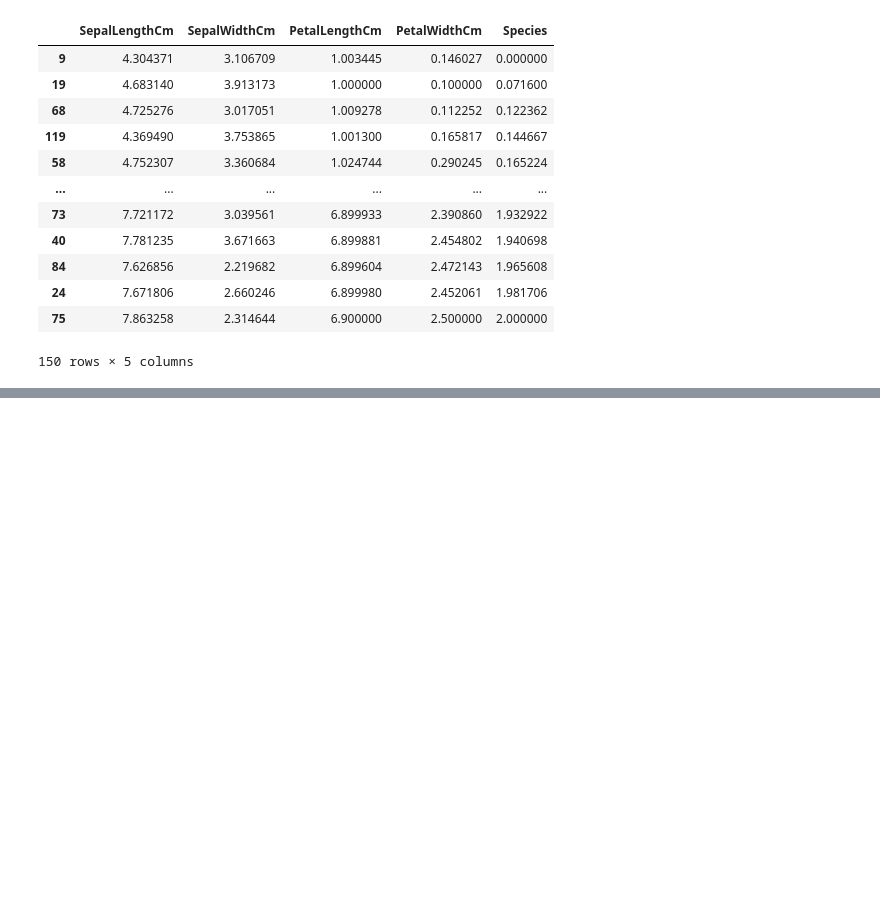
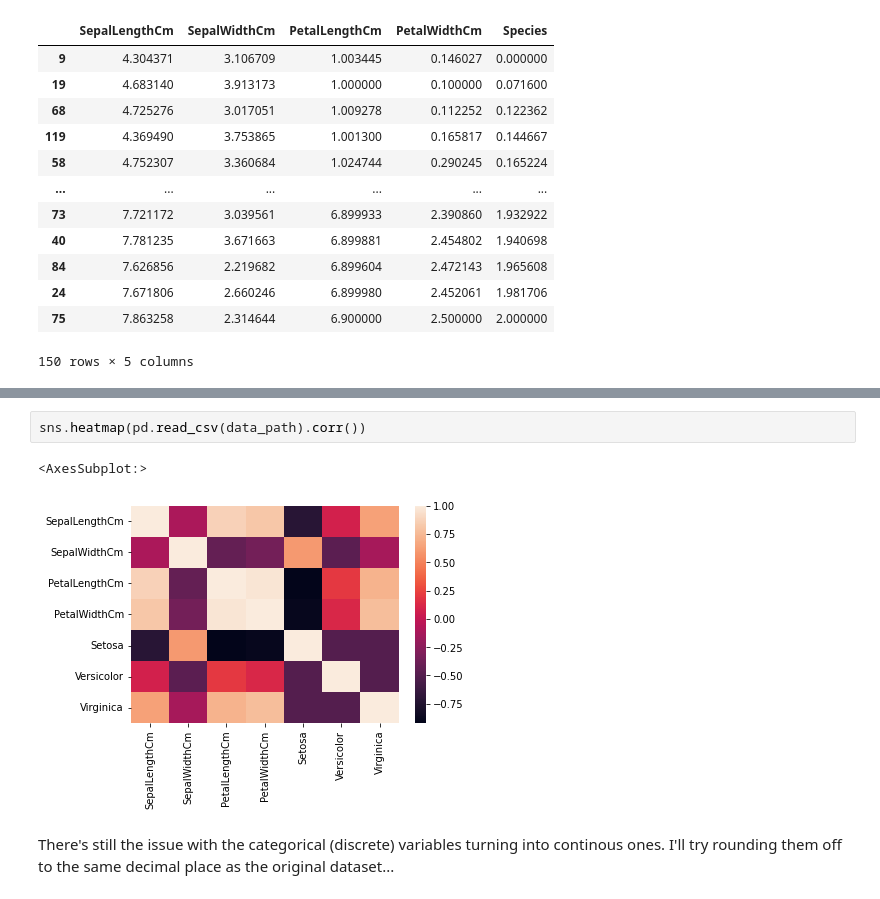
Before and after one commit to capitalone/synthetic-data, a Jupyter notebook: examples/generate_from_report.ipynb, the cells around one changed output, grey strips where cells are left out. Cells and saved outputs as stored; diff of their text form; blank space fills up the shorter version.

```diff
--- a/examples/generate_from_report.ipynb
+++ b/examples/generate_from_report.ipynb
@@ -107,0 +165,7 @@ There's more work to be done with categorical variables, rounding, etc. but this
+# %%
+sns.heatmap(pd.read_csv(data_path).corr())
+# %% [output]
+<AxesSubplot:>
+[figure, added]
+# %% [markdown]
+There's still the issue with the categorical (discrete) variables turning into continous ones. I'll try rounding them off to the same decimal place as the original dataset...
```
Also changed, not shown: parts of 10 cells of this notebook, 1 other file.
